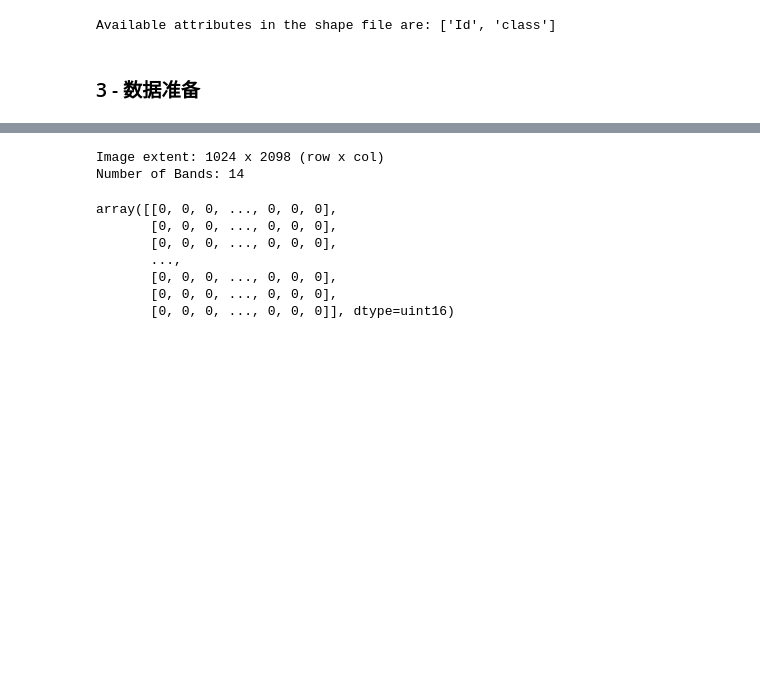
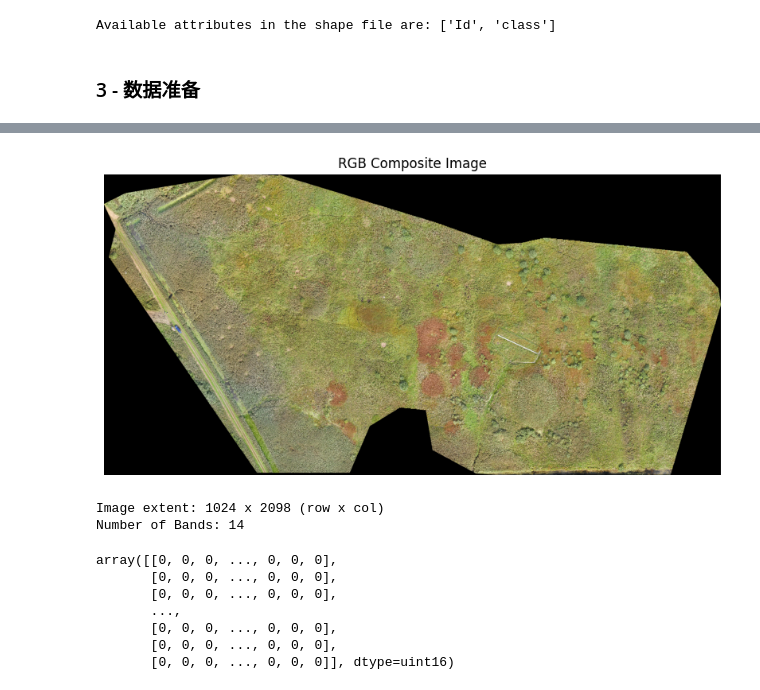
Before and after one commit to xyt556/Data, a Jupyter notebook: Classification_script.ipynb, the cells around one changed output, grey strips where cells are left out. Saved outputs shown, nothing was run; the diff lists cells and outputs as text; code cells hidden in the pictures; blank space fills up the shorter version.

```diff
--- a/Classification_script.ipynb
+++ b/Classification_script.ipynb
@@ -181,3 +207,31 @@ for b in range(img.shape[2]):
+# %%
+import rasterio
+import numpy as np
+import matplotlib.pyplot as plt
+
+# 打开遥感影像数据集
+with rasterio.open(img_RS) as src:
+    # 读取波段数据
+    red_band = src.read(3)   # 假设红色波段为第3波段
+    green_band = src.read(2) # 假设绿色波段为第2波段
+    blue_band = src.read(1)  # 假设蓝色波段为第1波段
+
+# 将每个波段的值归一化到[0, 1]的范围内（可选）
+red_band_normalized = red_band / np.max(red_band)
+green_band_normalized = green_band / np.max(green_band)
+blue_band_normalized = blue_band / np.max(blue_band)
+
+# 合成彩色图像
+rgb_image = np.dstack((red_band_normalized, green_band_normalized, blue_band_normalized))
+
+# 显示彩色影像
+plt.figure(figsize=(10, 10))
+plt.imshow(rgb_image)
+plt.title('RGB Composite Image')
+plt.axis('off')  # 不显示坐标轴
+plt.show()
+# %% [output]
+[figure, added]
 # %%
 # 获取影像的行数、列数和波段数
 row = img_ds.RasterYSize  # 行数（影像高度）
```
Also changed, not shown: parts of 2 cells of this notebook.
